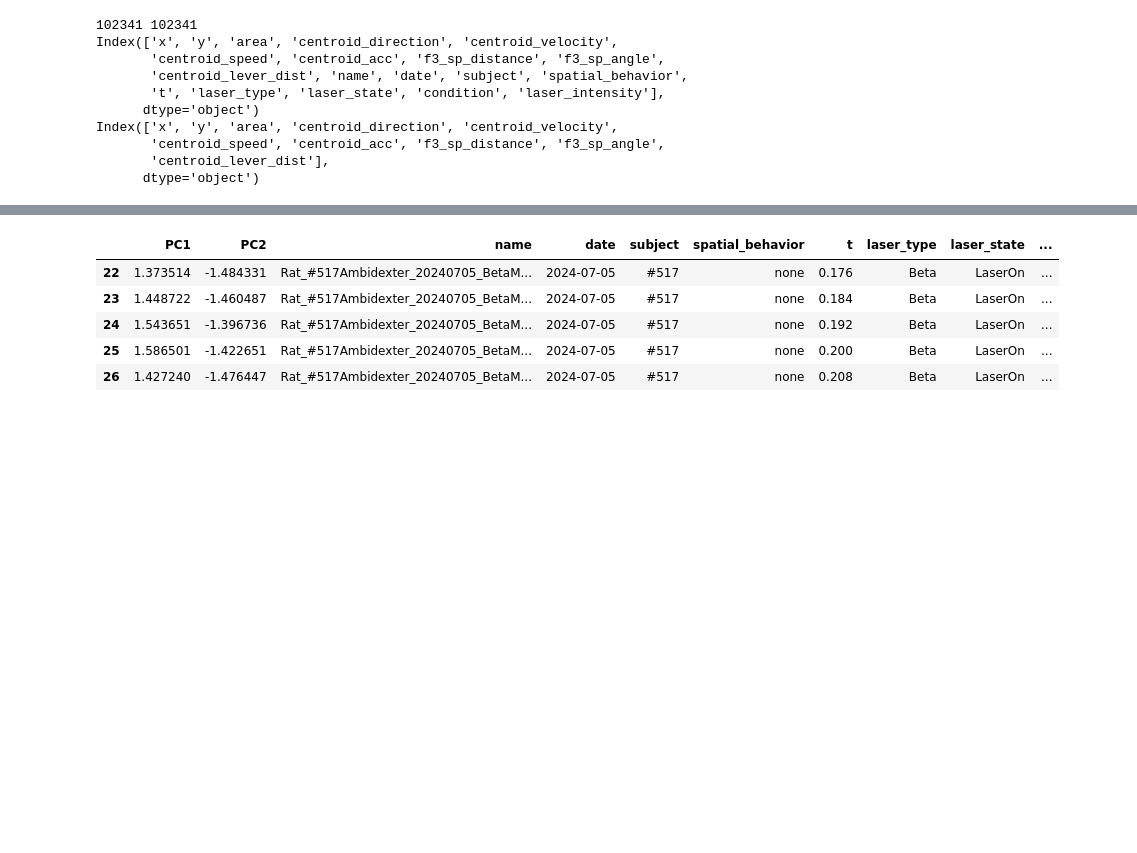
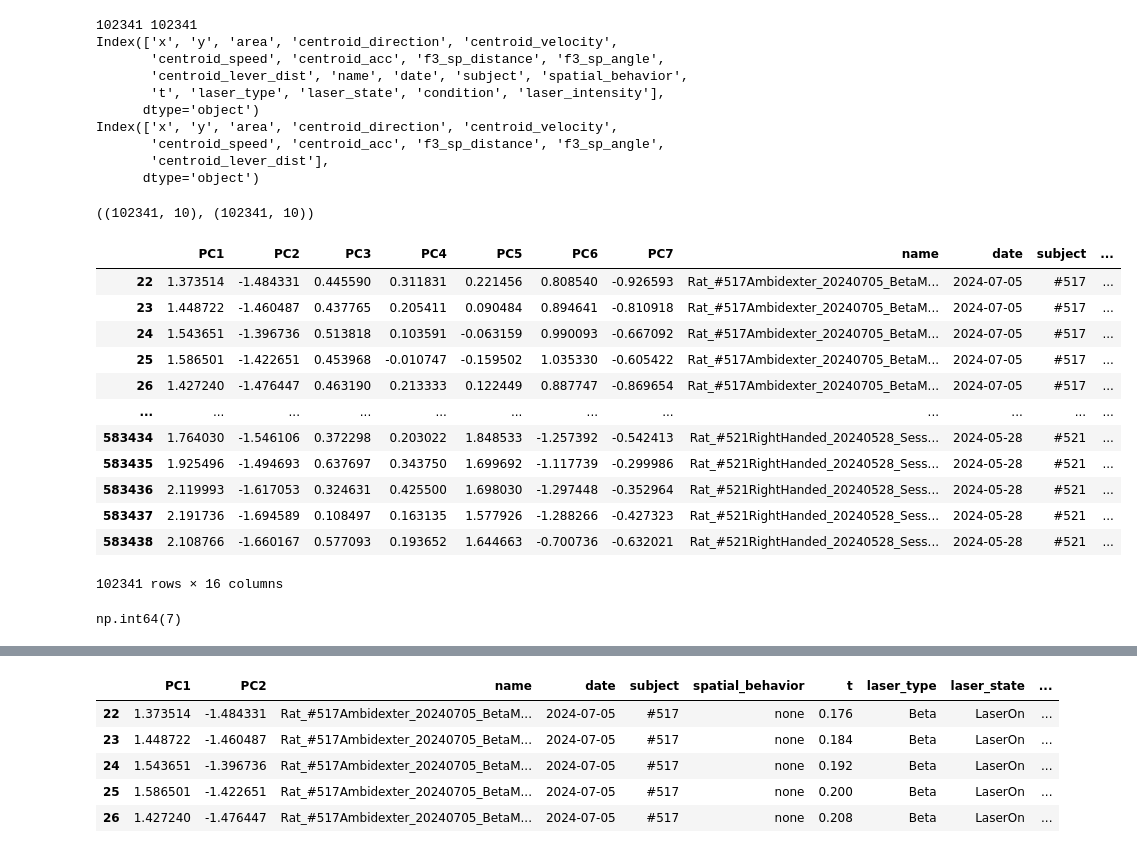
Before and after one commit to Poemiti/IMN_Kinematics, a Jupyter notebook: analysis.ipynb, the cells around one changed output, grey strips where cells are left out. Saved outputs shown, nothing was run; the diff lists cells and outputs as text; code cells hidden in the pictures; blank space fills up the shorter version.

```diff
--- a/analysis.ipynb
+++ b/analysis.ipynb
@@ -480,3 +480,48 @@ Index(['x', 'y', 'area', 'centroid_direction', 'centroid_velocity',
        'centroid_speed', 'centroid_acc', 'f3_sp_distance', 'f3_sp_angle',
        'centroid_lever_dist'],
       dtype='object')
+# %%
+
+# X is your DataFrame containing features
+X = df.select_dtypes(include="number")
+
+# 1. Standardize features
+scaler = StandardScaler()
+X_scaled = scaler.fit_transform(X)
+X_scaled.shape, X.shape
+# %% [output]
+((102341, 10), (102341, 10))
+# %%
+
+pca90 = PCA(n_components=0.90)
+X_pca = pca90.fit_transform(X_scaled)
+
+n_cp = X_pca.shape[1]
+col = [f"PC{i}" for i in range(1, n_cp+1)]
+
+# 3. Store results in a new DataFrame
+pca_df = pd.DataFrame(
+    X_pca,
+    columns=col,
+    index=label_df.index
+).join(label_df)
+
+pca_df
+# %% [output]
+|  | PC1 | PC2 | PC3 | PC4 | PC5 | PC6 | PC7 | name | date | subject | ... |
+| 22 | 1.373514 | -1.484331 | 0.445590 | 0.311831 | 0.221456 | 0.808540 | -0.926593 | Rat_#517Ambidexter_20240705_BetaM... | 2024-07-05 | #517 | ... |
+| 23 | 1.448722 | -1.460487 | 0.437765 | 0.205411 | 0.090484 | 0.894641 | -0.810918 | Rat_#517Ambidexter_20240705_BetaM... | 2024-07-05 | #517 | ... |
+| 24 | 1.543651 | -1.396736 | 0.513818 | 0.103591 | -0.063159 | 0.990093 | -0.667092 | Rat_#517Ambidexter_20240705_BetaM... | 2024-07-05 | #517 | ... |
+| 25 | 1.586501 | -1.422651 | 0.453968 | -0.010747 | -0.159502 | 1.035330 | -0.605422 | Rat_#517Ambidexter_20240705_BetaM... | 2024-07-05 | #517 | ... |
+| 26 | 1.427240 | -1.476447 | 0.463190 | 0.213333 | 0.122449 | 0.887747 | -0.869654 | Rat_#517Ambidexter_20240705_BetaM... | 2024-07-05 | #517 | ... |
+| ... | ... | ... | ... | ... | ... | ... | ... | ... | ... | ... | ... |
+| 583434 | 1.764030 | -1.546106 | 0.372298 | 0.203022 | 1.848533 | -1.257392 | -0.542413 | Rat_#521RightHanded_20240528_Sess... | 2024-05-28 | #521 | ... |
+| 583435 | 1.925496 | -1.494693 | 0.637697 | 0.343750 | 1.699692 | -1.117739 | -0.299986 | Rat_#521RightHanded_20240528_Sess... | 2024-05-28 | #521 | ... |
+| 583436 | 2.119993 | -1.617053 | 0.324631 | 0.425500 | 1.698030 | -1.297448 | -0.352964 | Rat_#521RightHanded_20240528_Sess... | 2024-05-28 | #521 | ... |
+| 583437 | 2.191736 | -1.694589 | 0.108497 | 0.163135 | 1.577926 | -1.288266 | -0.427323 | Rat_#521RightHanded_20240528_Sess... | 2024-05-28 | #521 | ... |
+| 583438 | 2.108766 | -1.660167 | 0.577093 | 0.193652 | 1.644663 | -0.700736 | -0.632021 | Rat_#521RightHanded_20240528_Sess... | 2024-05-28 | #521 | ... |
+102341 rows × 16 columns
+# %%
+pca90.n_components_
+# %% [output]
+np.int64(7)
```
Also changed, not shown: parts of 2 cells of this notebook, 3 other files.
